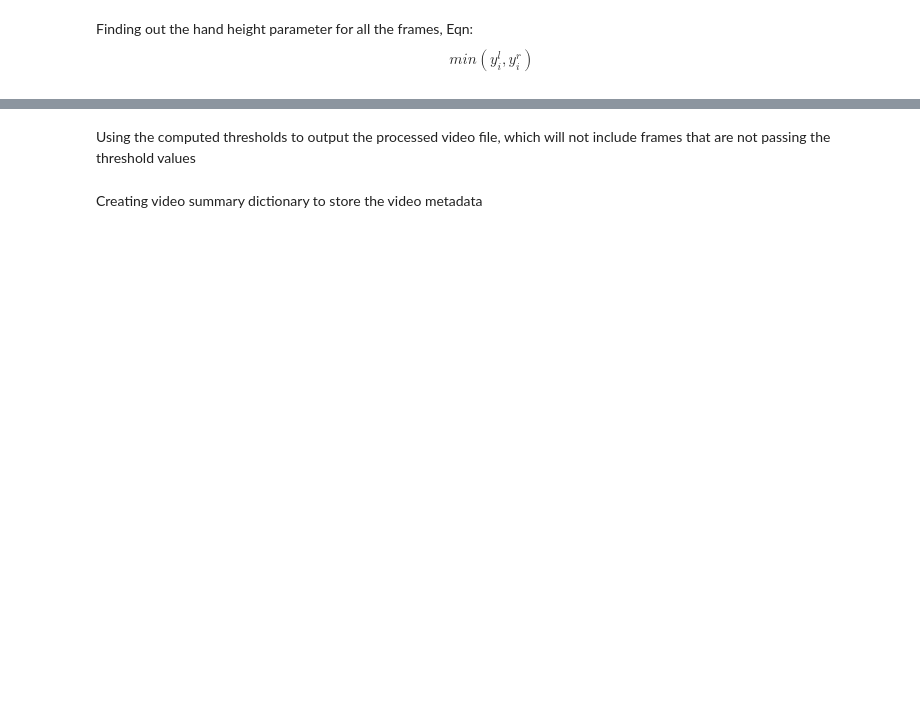
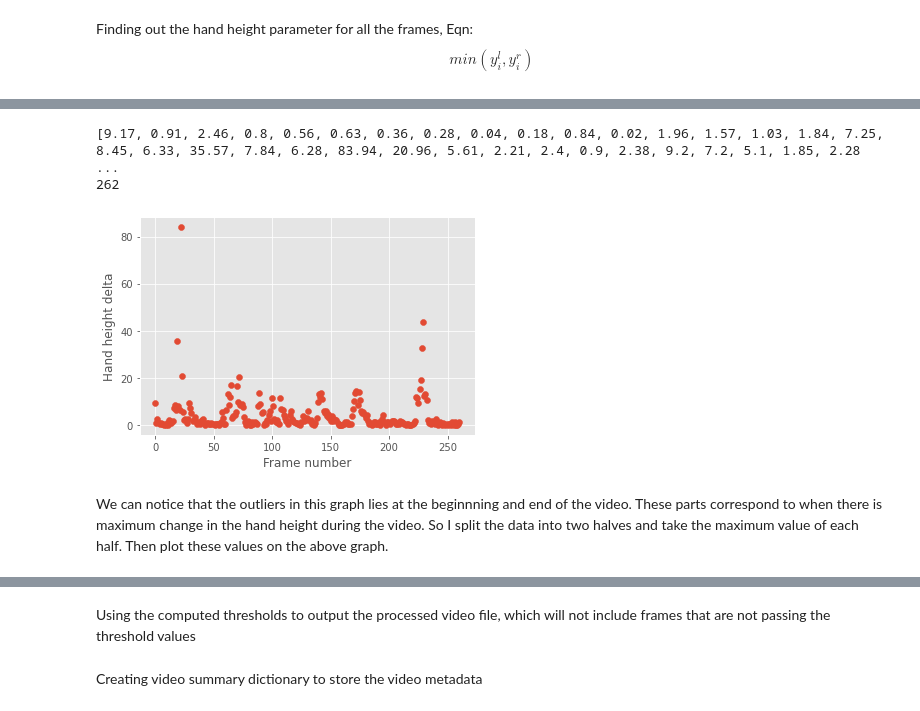
Before and after one commit to codevardhan/amrita-umang-intern, a Jupyter notebook: kt-session-2/assignment/RGB_KFS.ipynb, the cells around one changed output, grey strips where cells are left out. Drawn from its saved outputs; the diff is of its cells as text; code cells hidden in the pictures; blank space fills up the shorter version.

```diff
--- a/kt-session-2/assignment/RGB_KFS.ipynb
+++ b/kt-session-2/assignment/RGB_KFS.ipynb
@@ -177,0 +197,19 @@ plt.show()
+# %%
+hand_height_delta = []
+for i in range(len(hand_height) - 1):
+    hand_height_delta.append(abs(round(hand_height[i] - hand_height[i + 1], 2)))
+print((hand_height_delta))
+print(len(hand_height))
+# %% [output]
+[9.17, 0.91, 2.46, 0.8, 0.56, 0.63, 0.36, 0.28, 0.04, 0.18, 0.84, 0.02, 1.96, 1.57, 1.03, 1.84, 7.25, 8.45, 6.33, 35.57, 7.84, 6.28, 83.94, 20.96, 5.61, 2.21, 2.4, 0.9, 2.38, 9.2, 7.2, 5.1, 1.85, 2.28 ...
+262
+# %%
+plt.scatter([i for i in range(0, initial_no_frames - 1)], hand_height_delta)
+
+plt.ylabel("Hand height delta")
+plt.xlabel("Frame number")
+plt.show()
+# %% [output]
+[figure, added]
+# %% [markdown]
+We can notice that the outliers in this graph lies at the beginnning and end of the video. These parts correspond to when there is maximum change in the hand height during the video. So I split the data into two halves and take the maximum value of each half. Then plot these values on the above graph.
```
Also changed, not shown: parts of 24 cells of this notebook, 2 other files.
